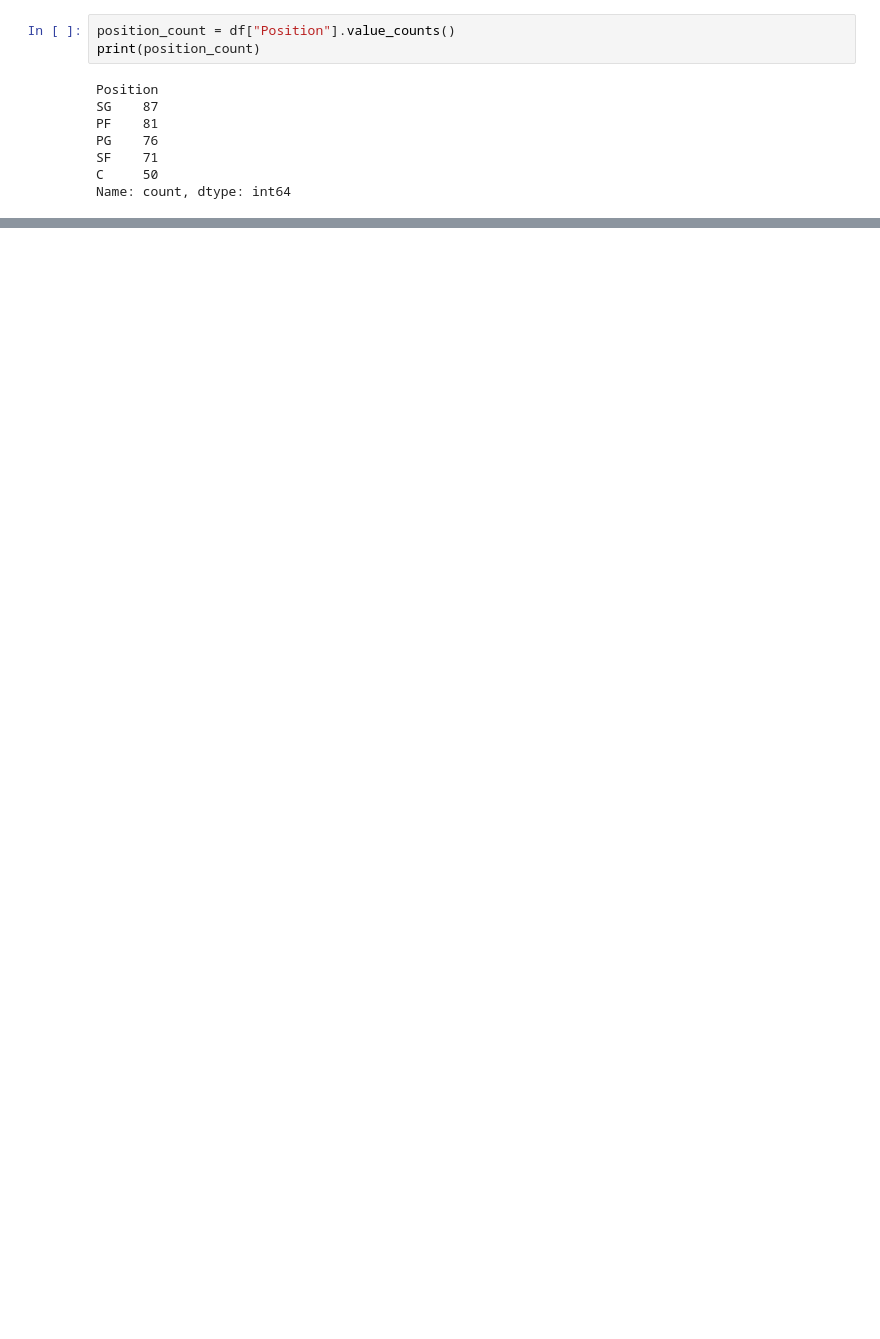
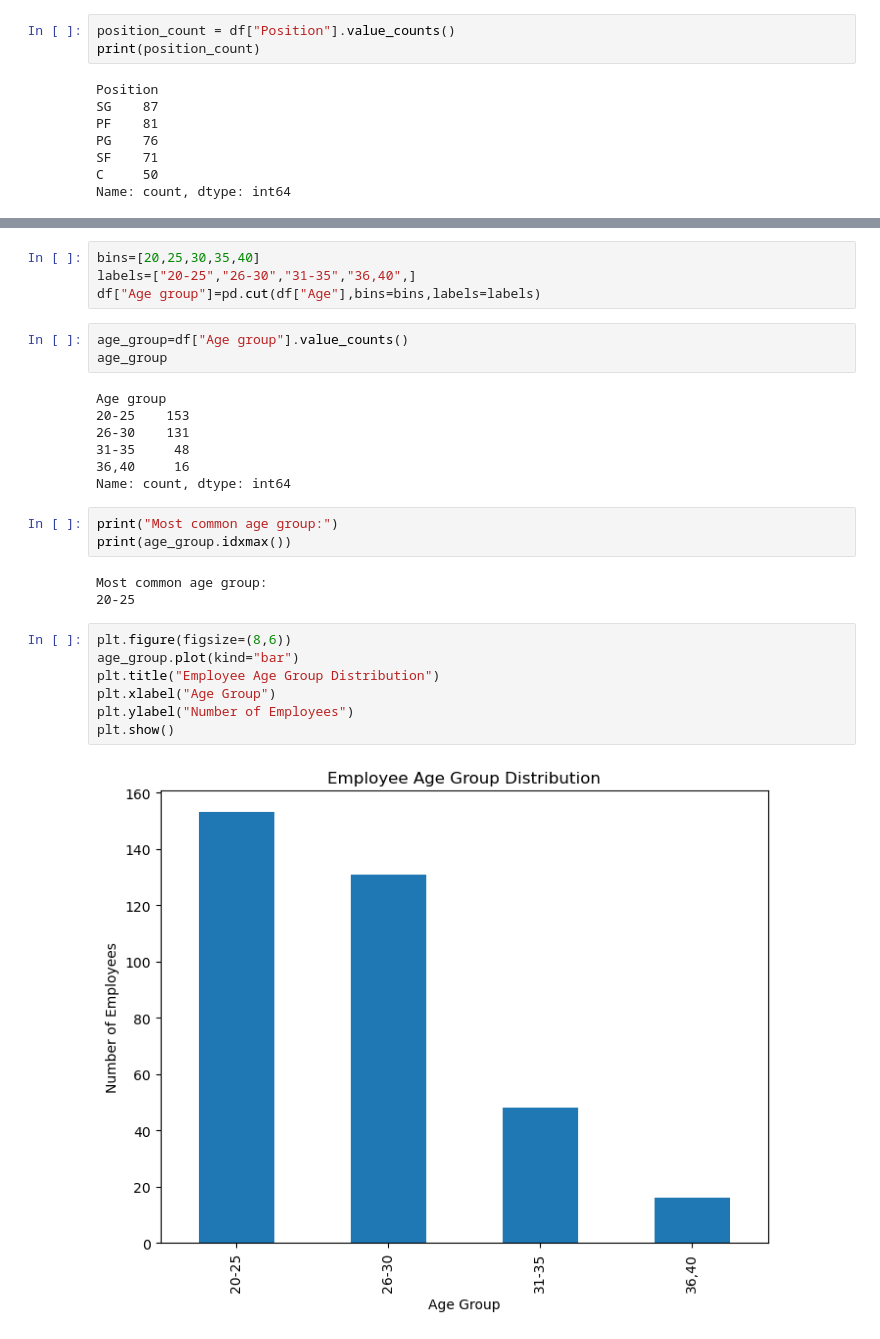
Before and after one commit to Mohamedrashid117/Entri_Assignments, a Jupyter notebook: Module2 Python Assessment 2.ipynb, the cells around one changed output, grey strips where cells are left out. Drawn from its saved outputs; the diff is of its cells as text; blank space fills up the shorter version.

```diff
--- a/Module2 Python Assessment 2.ipynb
+++ b/Module2 Python Assessment 2.ipynb
@@ -166,0 +179,29 @@ Name: count, dtype: int64
+# %%
+bins=[20,25,30,35,40]
+labels=["20-25","26-30","31-35","36,40",]
+df["Age group"]=pd.cut(df["Age"],bins=bins,labels=labels)
+# %%
+age_group=df["Age group"].value_counts()
+age_group
+# %% [output]
+Age group
+20-25    153
+26-30    131
+31-35     48
+36,40     16
+Name: count, dtype: int64
+# %%
+print("Most common age group:")
+print(age_group.idxmax())
+# %% [output]
+Most common age group:
+20-25
+# %%
+plt.figure(figsize=(8,6))
+age_group.plot(kind="bar")
+plt.title("Employee Age Group Distribution")
+plt.xlabel("Age Group")
+plt.ylabel("Number of Employees")
+plt.show()
+# %% [output]
+[figure, added]
```
Also changed, not shown: parts of 24 cells of this notebook.
